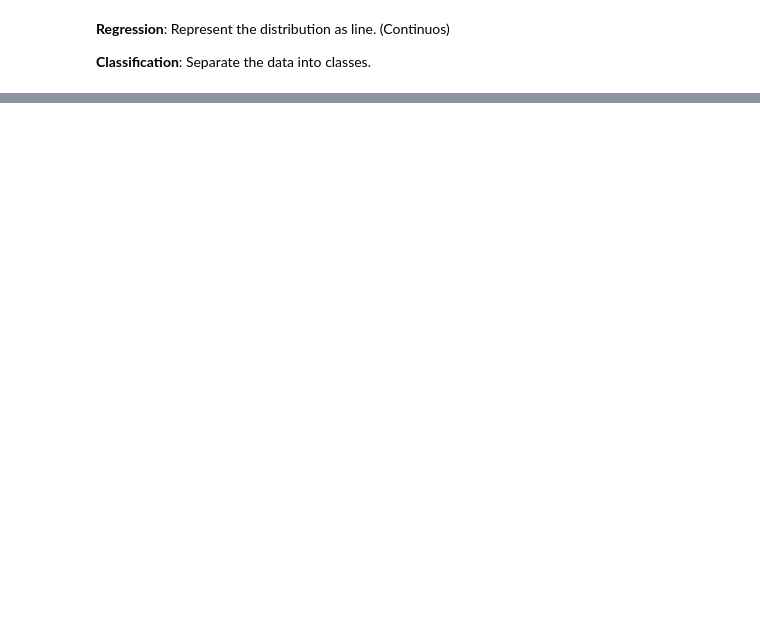
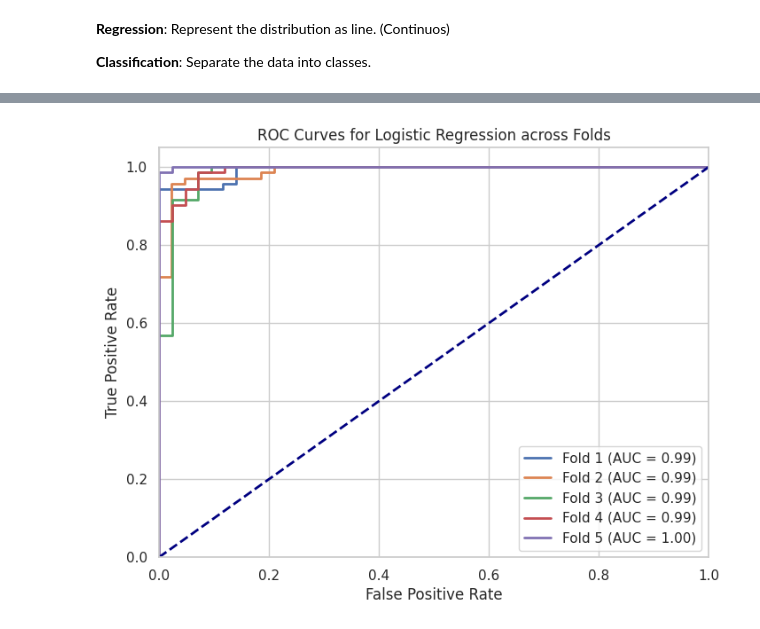
Before and after one commit to arafatro/IntroToDS, a Jupyter notebook: code/08 Classification/08 Classification.ipynb, the cells around one changed output, grey strips where cells are left out. Saved outputs shown, nothing was run; the diff lists cells and outputs as text; code cells hidden in the pictures; blank space fills up the shorter version.

```diff
--- a/code/08 Classification/08 Classification.ipynb
+++ b/code/08 Classification/08 Classification.ipynb
@@ -448,0 +252,20 @@ K Nearest Neighbors Accuracy:  [0.87719298 0.92105263 0.94736842 0.93859649 0.91
+# %%
+# Gaussian Naive Bayes on Breast Cancer Dataset
+gnb = GaussianNB()
+gnb.fit(X_train_bc, y_train_bc)
+
+y_gnb_pred = gnb.predict(X_test_bc)
+y_gnb_prob = gnb.predict_proba(X_test_bc)
+
+print("Gaussian Naive Bayes Report (Breast Cancer):")
+print(classification_report(y_test_bc, y_gnb_pred))
+print("Balanced Accuracy:", balanced_accuracy_score(y_test_bc, y_gnb_pred))
+print("Weighted F1 Score:", f1_score(y_test_bc, y_gnb_pred, average='weighted'))
+print("Log Loss:", log_loss(y_test_bc, y_gnb_prob))
+
+# Confusion matrix for Gaussian Naive Bayes
+disp_gnb = ConfusionMatrixDisplay(confusion_matrix=confusion_matrix(y_test_bc, y_gnb_pred),
+                                  display_labels=breast_cancer.target_names)
+disp_gnb.plot(cmap='Purples')
+plt.title("Confusion Matrix: Gaussian Naive Bayes (Breast Cancer)")
+plt.show()
@@ -448,0 +358,78 @@ K Nearest Neighbors Accuracy:  [0.87719298 0.92105263 0.94736842 0.93859649 0.91
+# %%
+from sklearn.model_selection import KFold, StratifiedKFold, cross_validate
+from sklearn.metrics import make_scorer, accuracy_score, precision_score, recall_score, f1_score, roc_auc_score, auc
+from sklearn.metrics import roc_curve
+
+import matplotlib.pyplot as plt
+
+# ROC Curve and Cross-Validation for Logistic Regression (Breast Cancer)
+from sklearn.metrics import roc_curve, auc
+
+
+def evaluate_model(model, X, y):
+    scoring = {
+        'accuracy': make_scorer(accuracy_score),
+        'precision': make_scorer(precision_score, average='weighted'),  # or 'macro', 'micro'
+        'recall': make_scorer(recall_score, average='weighted'),
+        'f1_score': make_scorer(f1_score, average='weighted'),
+        # Add AUC, AUROC and loss if applicable
+    }
+
+    # Define different cross-validation strategies
+    kf = KFold(n_splits=5, shuffle=True, random_state=42)
+    skf = StratifiedKFold(n_splits=5, shuffle=True, random_state=42)
+
+    cv_results_kf = cross_validate(model, X, y, cv=kf, scoring=scoring)
+    cv_results_skf = cross_validate(model, X, y, cv=skf, scoring=scoring)
+
+    return cv_results_kf, cv_results_skf
+
+# Example usage for Logistic Regression on Breast Cancer dataset:
+cv_results_kf_lr, cv_results_skf_lr = evaluate_model(lr, X_bc, y_bc)
+print("KFold Cross-Validation Results for Logistic Regression:")
+print(cv_results_kf_lr)
+print("\nStratifiedKFold Cross-Validation Results for Logistic Regression:")
+print(cv_results_skf_lr)
+
+
+# Similar calls for other models and datasets:
+cv_results_kf_gnb, cv_results_skf_gnb = evaluate_model(gnb, X_bc, y_bc)
+print("KFold Cross-Validation Results for Gaussian Naive Bayes:")
+print(cv_results_kf_gnb)
+print("\nStratifiedKFold Cross-Validation Results for Gaussian Naive Bayes:")
+print(cv_results_skf_gnb)
+
+# For KNN you might need to adjust the evaluation based on the reduced dataset:
+cv_results_kf_knn, cv_results_skf_knn = evaluate_model(knn, X_iris_reduced, y_iris)
+print("KFold Cross-Validation Results for KNN:")
+print(cv_results_kf_knn)
+print("\nStratifiedKFold Cross-Validation Results for KNN:")
+cv_results_skf_knn
+
+def plot_roc_curve(model, X_test, y_test, model_name):
+    y_pred_prob = model.predict_proba(X_test)[:, 1]
+    fpr, tpr, thresholds = roc_curve(y_test, y_pred_prob)
+    roc_auc = auc(fpr, tpr)
+
+    plt.plot(fpr, tpr, lw=2, label=f'{model_name} (AUC = {roc_auc:.2f})')
+
+
+plt.figure(figsize=(8, 6))
+cv = StratifiedKFold(n_splits=5, shuffle=True, random_state=42)
+for i, (train_index, test_index) in enumerate(cv.split(X_bc, y_bc)):
+    X_train_cv, X_test_cv = X_bc[train_index], X_bc[test_index]
+    y_train_cv, y_test_cv = y_bc[train_index], y_bc[test_index]
+
+    lr_cv = LogisticRegression(max_iter=10000)
+    lr_cv.fit(X_train_cv, y_train_cv)
+    plot_roc_curve(lr_cv, X_test_cv, y_test_cv, f"Fold {i+1}")
+
+plt.plot([0, 1], [0, 1], color='navy', lw=2, linestyle='--')
+plt.xlim([0.0, 1.0])
+plt.ylim([0.0, 1.05])
+plt.xlabel('False Positive Rate')
+plt.ylabel('True Positive Rate')
+plt.title('ROC Curves for Logistic Regression across Folds')
+plt.legend(loc="lower right")
+plt.show()
+# %% [output]
@@ -448,0 +450 @@ K Nearest Neighbors Accuracy:  [0.87719298 0.92105263 0.94736842 0.93859649 0.91
+[figure, added]
```
Also changed, not shown: parts of 63 cells of this notebook.
